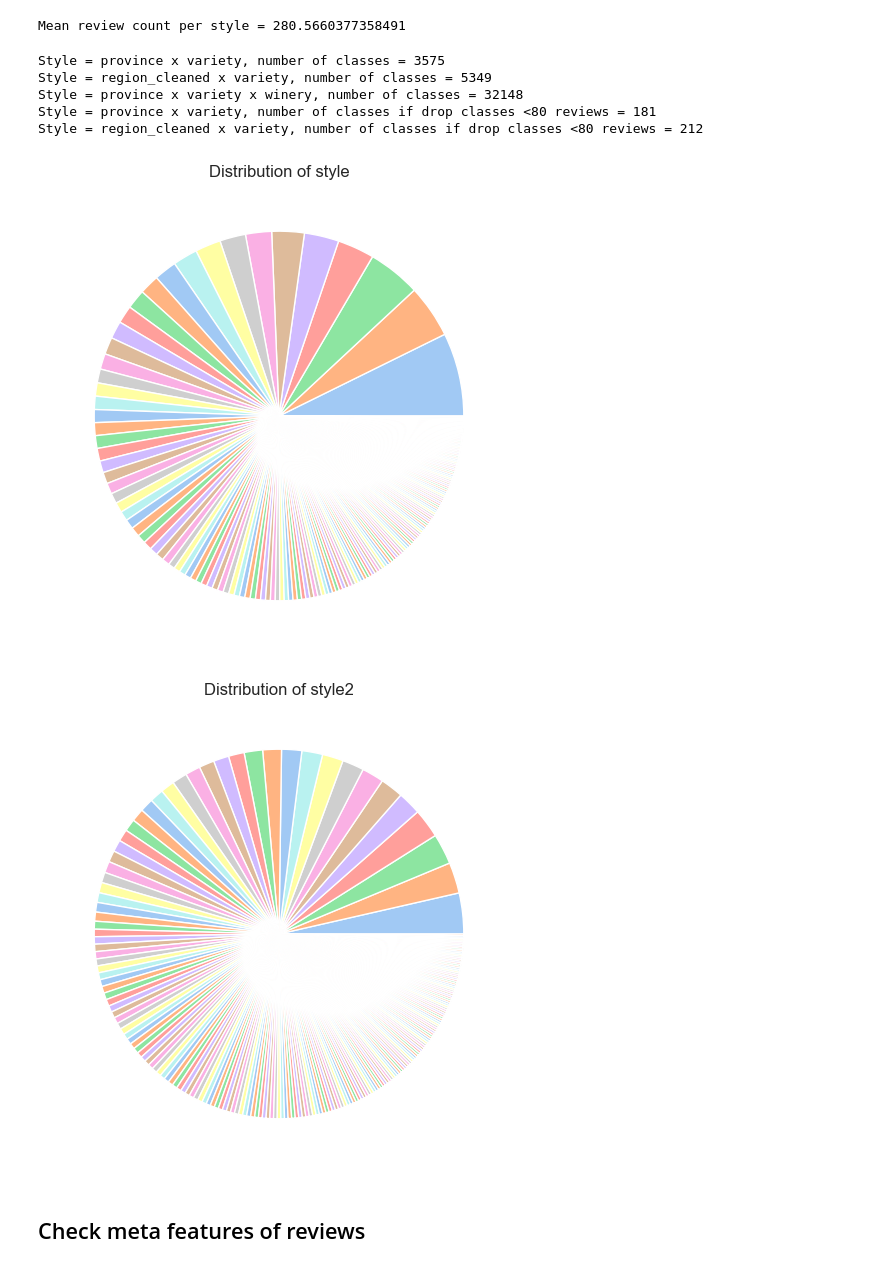
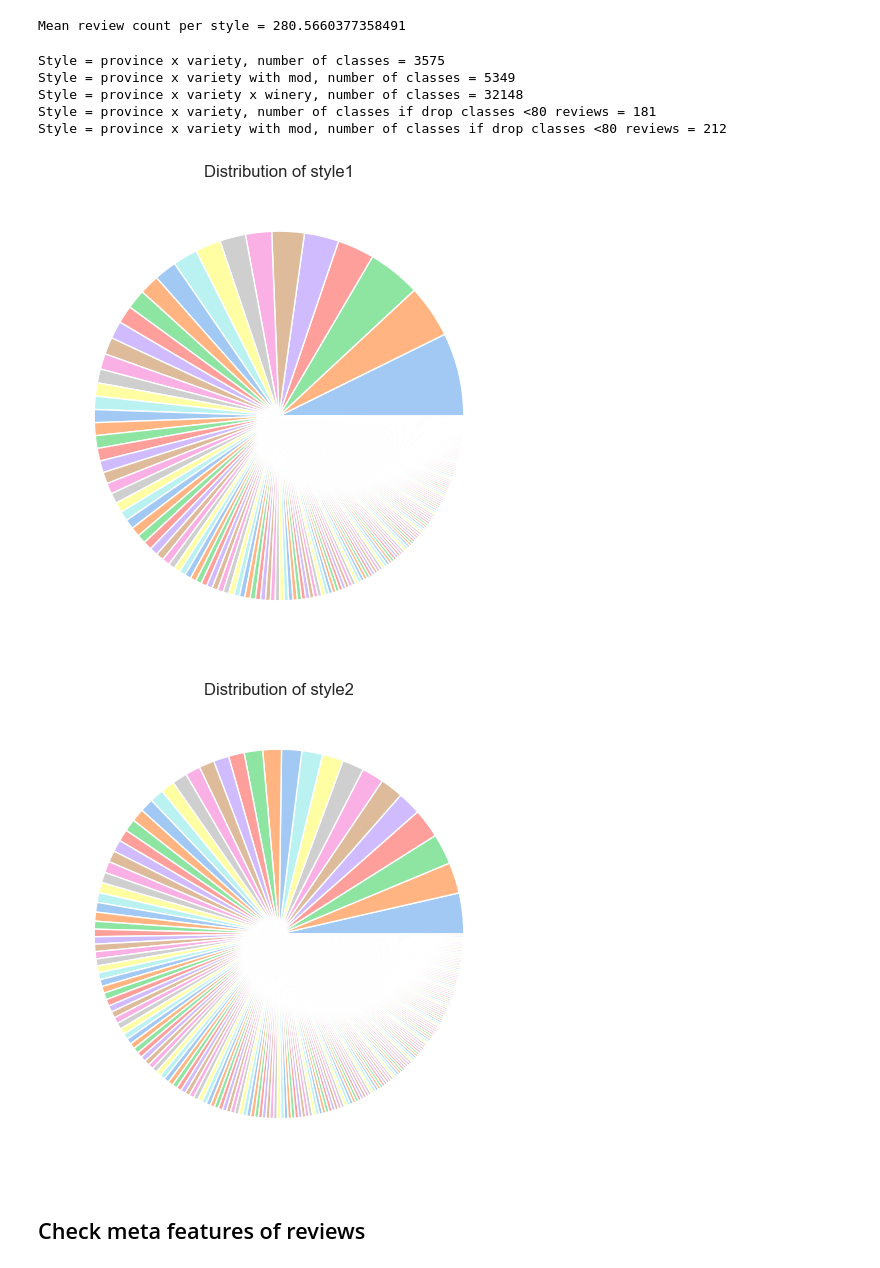
Before and after one commit to VishyFishy02/Somm_Wine_Reccomendation, a Jupyter notebook: Exploratory_Data_Analysis/EDA.ipynb, the cells around one changed output. Cells and saved outputs as stored; diff of their text form; code cells hidden in the pictures.

Commit message:
update column names in cleaned datasets
update:
'style1' = province x variety
'style2' = region_cleaned x variety for CA and OR, but = province x variety for all other cases

```diff
--- a/Exploratory_Data_Analysis/EDA.ipynb
+++ b/Exploratory_Data_Analysis/EDA.ipynb
@@ -217,6 +221,6 @@ Share of wine designations with at least 5 reviews: 0.07812088317436898
 # %%
-wine['style'] = wine['variety'] + ' - ' + wine['province']
-wine['style2'] = wine['style']
+wine['style1'] = wine['variety'] + ' - ' + wine['province']
+wine['style2'] = wine['style1']
 wine['style2'].mask( wine['province'].isin(['California', 'Oregon']), wine['variety'] + ' - ' + wine['region_cleaned'] , inplace=True)
 wine['style3'] = wine['variety'] + ' - ' + wine['province'] + ' - ' + wine['winery']
 # %% [markdown]
@@ -307,13 +311,13 @@ bar_chart_top20(wine, 'style3') # too fine, many categories will have too few re
 [figure]
 # %%
 # Check how much of the sample is left if drop wine style with less than 80 reviews --> 80% of sample
-tab_by_style = wine.groupby('style')['id'].count().reset_index()
-tab_by_style.rename(columns={'id':'count'}, inplace=True)
-tab_by_style.sort_values('count', ascending=False, inplace=True)
-tab_by_style['tot_count'] = tab_by_style['count'].sum()
-tab_by_style['share'] = tab_by_style['count']/tab_by_style['tot_count']
-tab_by_style['share_cum'] = tab_by_style['share'].cumsum()
+tab_by_style1 = wine.groupby('style1')['id'].count().reset_index()
+tab_by_style1.rename(columns={'id':'count'}, inplace=True)
+tab_by_style1.sort_values('count', ascending=False, inplace=True)
+tab_by_style1['tot_count'] = tab_by_style1['count'].sum()
+tab_by_style1['share'] = tab_by_style1['count']/tab_by_style1['tot_count']
+tab_by_style1['share_cum'] = tab_by_style1['share'].cumsum()
 
-display(tab_by_style[tab_by_style['count']>=80].tail())
-print('Mean review count per style =', tab_by_style[tab_by_style['count']>=80]['count'].mean())
+display(tab_by_style1[tab_by_style1['count']>=80].tail())
+print('Mean review count per style =', tab_by_style1[tab_by_style1['count']>=80]['count'].mean())
 # %% [output]
@@ -344,35 +348,35 @@ print('Mean review count per style =', tab_by_style2[tab_by_style2['count']>=80]
 | 1092 | Chardonnay - Oregon Other | 80 | 92454 | 0.000865 | 0.643347 |
 Mean review count per style = 280.5660377358491
 # %%
-print('Style = province x variety, number of classes =', len(wine['style'].unique()))
-print('Style = region_cleaned x variety, number of classes =',len(wine['style2'].unique()))
-print('Style = province x variety x winery, number of classes =',len(wine['style3'].unique()))
+print('Style = province x variety, number of classes =', len(wine['style1'].unique()))
+print('Style = province x variety with mod, number of classes =', len(wine['style2'].unique()))
+print('Style = province x variety x winery, number of classes =', len(wine['style3'].unique()))
 
-print('Style = province x variety, number of classes if drop classes <80 reviews =',len(tab_by_style[tab_by_style['count']>=80]))
-print('Style = region_cleaned x variety, number of classes if drop classes <80 reviews =', len(tab_by_style2[tab_by_style2['count']>=80]))
+print('Style = province x variety, number of classes if drop classes <80 reviews =',len(tab_by_style1[tab_by_style1['count']>=80]))
+print('Style = province x variety with mod, number of classes if drop classes <80 reviews =', len(tab_by_style2[tab_by_style2['count']>=80]))
 # %% [output]
 Style = province x variety, number of classes = 3575
-Style = region_cleaned x variety, number of classes = 5349
+Style = province x variety with mod, number of classes = 5349
 Style = province x variety x winery, number of classes = 32148
 Style = province x variety, number of classes if drop classes <80 reviews = 181
-Style = region_cleaned x variety, number of classes if drop classes <80 reviews = 212
+Style = province x variety with mod, number of classes if drop classes <80 reviews = 212
 # %%
 # Define pie_chart function with seaborn styling
 def pie_chart(data, var_name, name):
     sns.set(font_scale=1)
     f, ax = plt.subplots(figsize=(6,6))
     colors = sns.color_palette("pastel", n_colors=len(data))
     plt.pie(data=data, x=var_name, colors=colors)
     plt.title(f'Distribution of {name}')
     plt.show()
     return
 
 
 # Check the relative size of each class (style)
-pie_chart(tab_by_style[tab_by_style['count']>=80], 'count', 'style')
+pie_chart(tab_by_style1[tab_by_style1['count']>=80], 'count', 'style1')
 pie_chart(tab_by_style2[tab_by_style2['count']>=80], 'count', 'style2')
 # %% [output]
-[figure, old version]
+[figure, new version]
 [figure]
 # %%
 # Drop 'style3'
```
Also changed, not shown: parts of 6 cells of this notebook, 2 other files.
